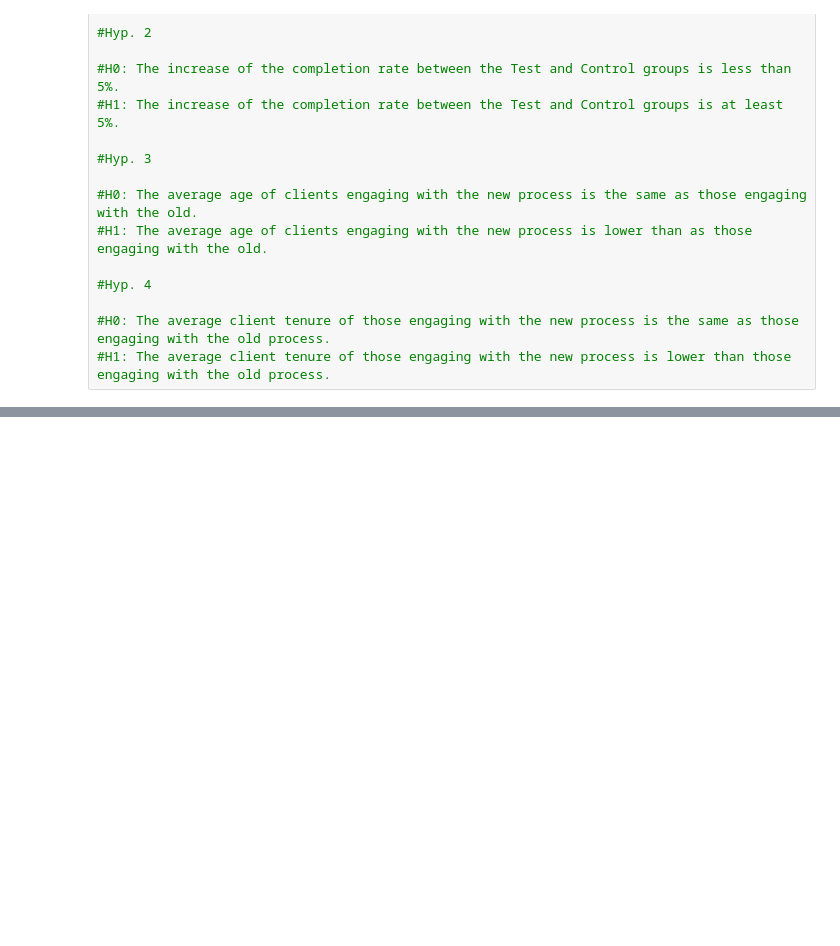
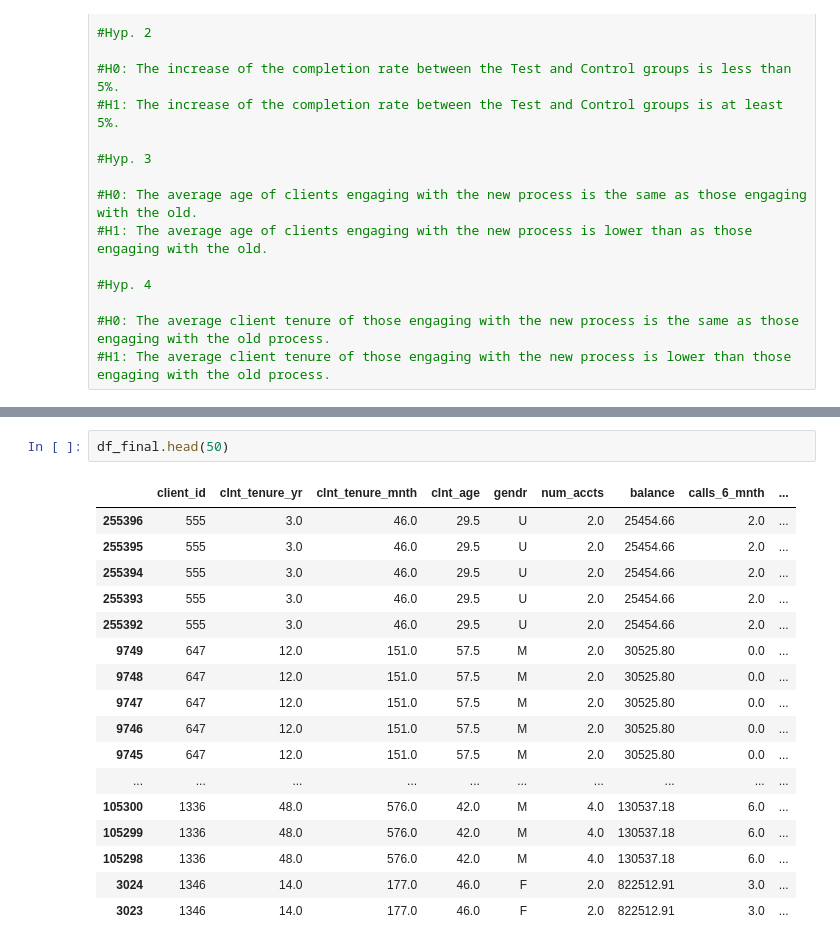
Before and after one commit to annaapisarek/eda-project, a Jupyter notebook: eda-project-data-cleaning.ipynb, the cells around one changed output, grey strips where cells are left out. Drawn from its saved outputs; the diff is of its cells as text; blank space fills up the shorter version.

```diff
--- a/eda-project-data-cleaning.ipynb
+++ b/eda-project-data-cleaning.ipynb
@@ -468,0 +856,20 @@ plt.show()
+# %%
+df_final.head(50)
+# %% [output]
+|  | client_id | clnt_tenure_yr | clnt_tenure_mnth | clnt_age | gendr | num_accts | balance | calls_6_mnth | ... |
+| 255396 | 555 | 3.0 | 46.0 | 29.5 | U | 2.0 | 25454.66 | 2.0 | ... |
+| 255395 | 555 | 3.0 | 46.0 | 29.5 | U | 2.0 | 25454.66 | 2.0 | ... |
+| 255394 | 555 | 3.0 | 46.0 | 29.5 | U | 2.0 | 25454.66 | 2.0 | ... |
+| 255393 | 555 | 3.0 | 46.0 | 29.5 | U | 2.0 | 25454.66 | 2.0 | ... |
+| 255392 | 555 | 3.0 | 46.0 | 29.5 | U | 2.0 | 25454.66 | 2.0 | ... |
+| 9749 | 647 | 12.0 | 151.0 | 57.5 | M | 2.0 | 30525.80 | 0.0 | ... |
+| 9748 | 647 | 12.0 | 151.0 | 57.5 | M | 2.0 | 30525.80 | 0.0 | ... |
+| 9747 | 647 | 12.0 | 151.0 | 57.5 | M | 2.0 | 30525.80 | 0.0 | ... |
+| 9746 | 647 | 12.0 | 151.0 | 57.5 | M | 2.0 | 30525.80 | 0.0 | ... |
+| 9745 | 647 | 12.0 | 151.0 | 57.5 | M | 2.0 | 30525.80 | 0.0 | ... |
+| ... | ... | ... | ... | ... | ... | ... | ... | ... | ... |
+| 105300 | 1336 | 48.0 | 576.0 | 42.0 | M | 4.0 | 130537.18 | 6.0 | ... |
+| 105299 | 1336 | 48.0 | 576.0 | 42.0 | M | 4.0 | 130537.18 | 6.0 | ... |
+| 105298 | 1336 | 48.0 | 576.0 | 42.0 | M | 4.0 | 130537.18 | 6.0 | ... |
+| 3024 | 1346 | 14.0 | 177.0 | 46.0 | F | 2.0 | 822512.91 | 3.0 | ... |
+| 3023 | 1346 | 14.0 | 177.0 | 46.0 | F | 2.0 | 822512.91 | 3.0 | ... |
```
Also changed, not shown: parts of 64 cells of this notebook.
